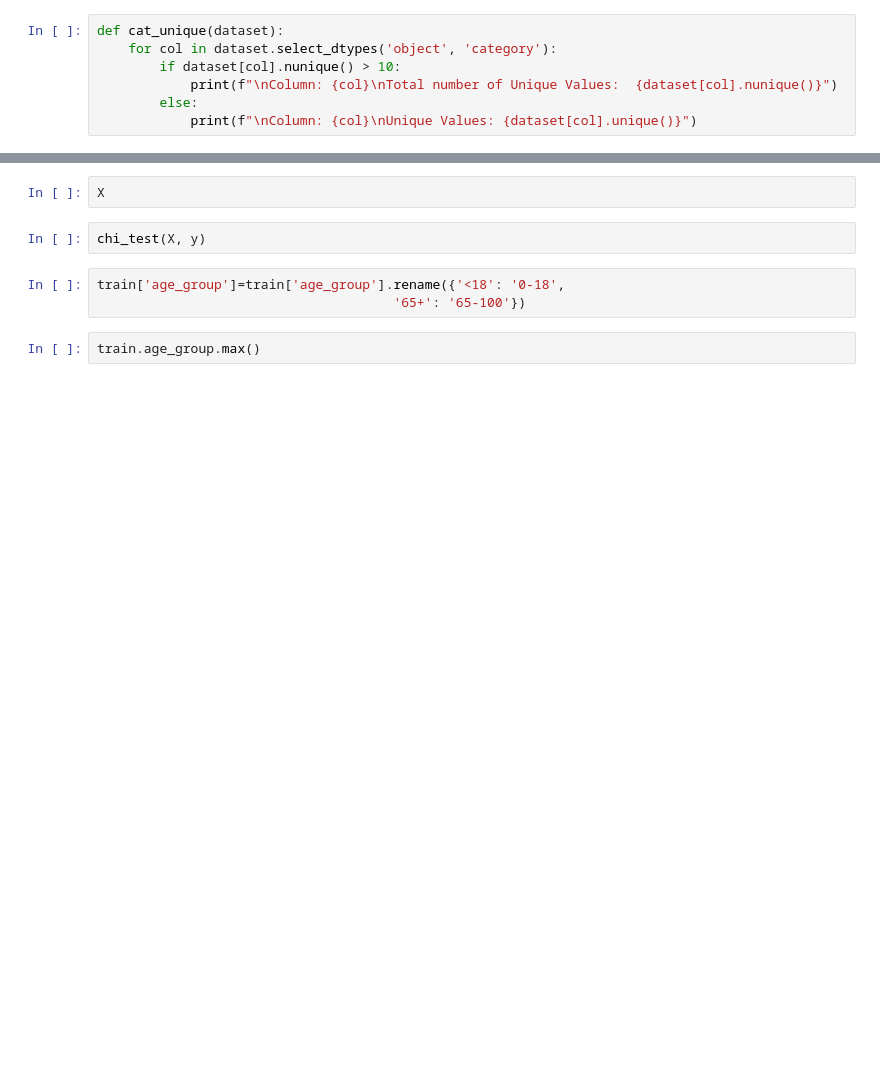
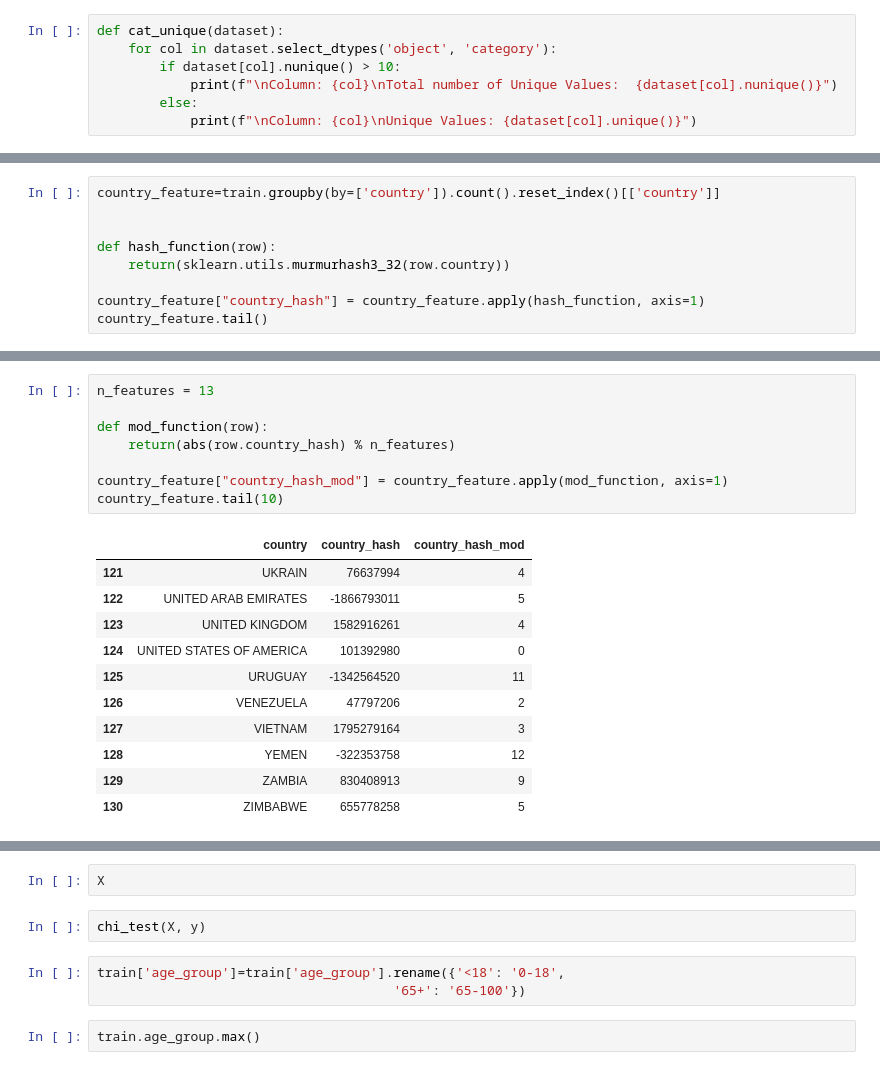
Before and after one commit to Njaramba-Riri/expenditure-prediction, a Jupyter notebook: Models/Feature_Eng.ipynb, the cells around one changed output, grey strips where cells are left out. Drawn from its saved outputs; the diff is of its cells as text; blank space fills up the shorter version.

```diff
--- a/Models/Feature_Eng.ipynb
+++ b/Models/Feature_Eng.ipynb
@@ -325,0 +312,9 @@ sns.boxplot(x='tour_arrangement', y='night_mainland', data=X);
+# %%
+country_feature=train.groupby(by=['country']).count().reset_index()[['country']]
+
+
+def hash_function(row):
+    return(sklearn.utils.murmurhash3_32(row.country))
+
+country_feature["country_hash"] = country_feature.apply(hash_function, axis=1)
+country_feature.tail()
@@ -325,0 +335,20 @@ sns.boxplot(x='tour_arrangement', y='night_mainland', data=X);
+# %%
+n_features = 13
+
+def mod_function(row):
+    return(abs(row.country_hash) % n_features)
+
+country_feature["country_hash_mod"] = country_feature.apply(mod_function, axis=1)
+country_feature.tail(10)
+# %% [output]
+|  | country | country_hash | country_hash_mod |
+| 121 | UKRAIN | 76637994 | 4 |
+| 122 | UNITED ARAB EMIRATES | -1866793011 | 5 |
+| 123 | UNITED KINGDOM | 1582916261 | 4 |
+| 124 | UNITED STATES OF AMERICA | 101392980 | 0 |
+| 125 | URUGUAY | -1342564520 | 11 |
+| 126 | VENEZUELA | 47797206 | 2 |
+| 127 | VIETNAM | 1795279164 | 3 |
+| 128 | YEMEN | -322353758 | 12 |
+| 129 | ZAMBIA | 830408913 | 9 |
+| 130 | ZIMBABWE | 655778258 | 5 |
```
Also changed, not shown: parts of 36 cells of this notebook.
